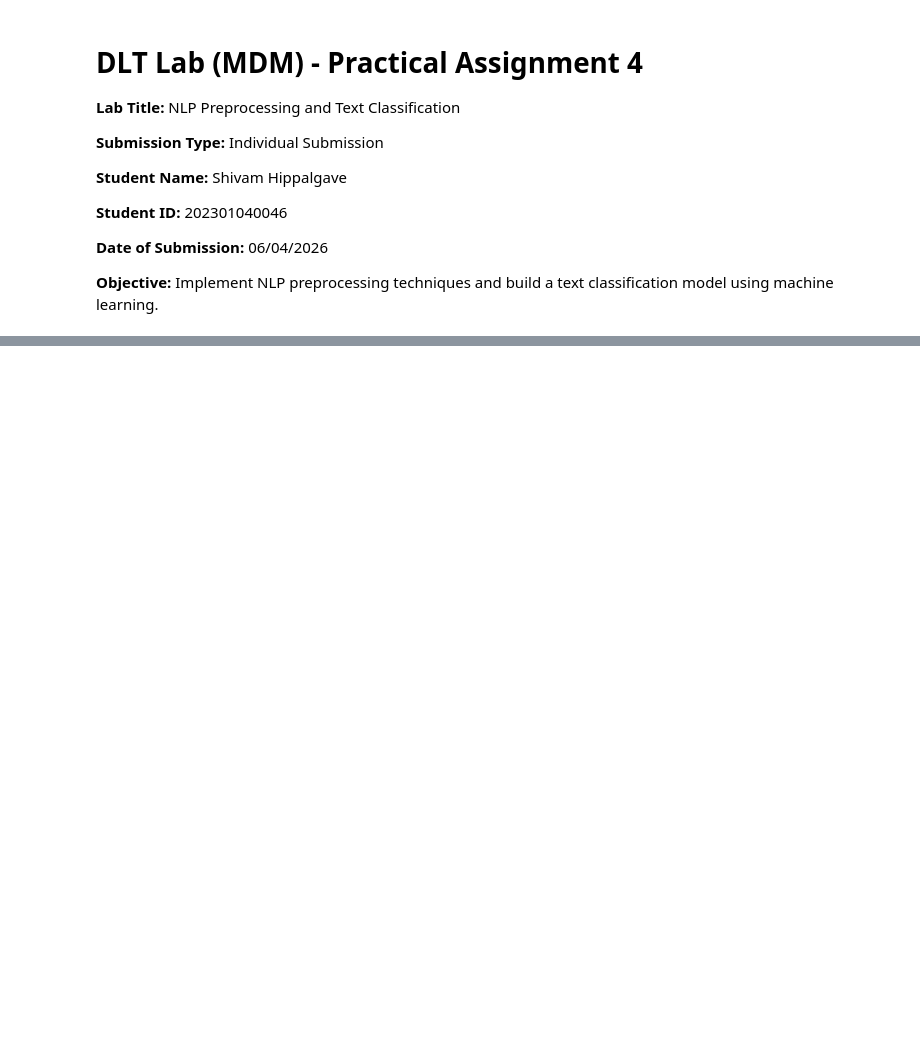
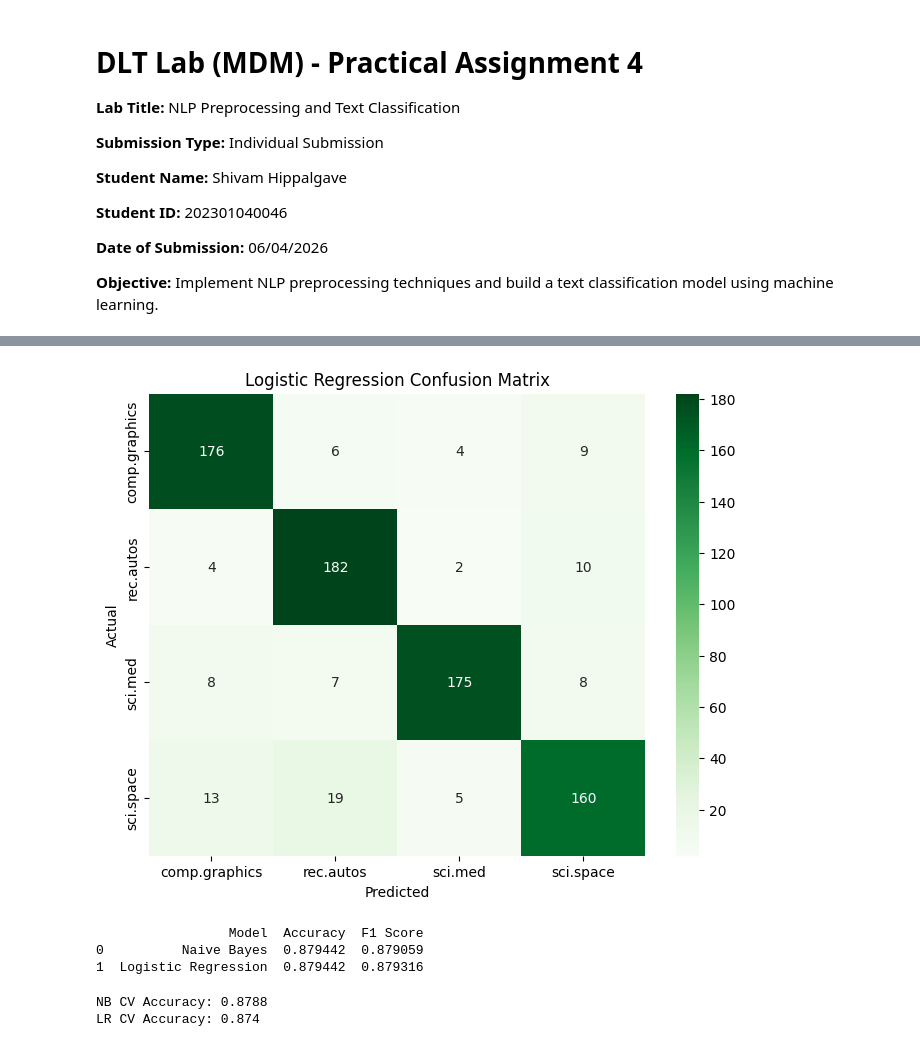
Before and after one commit to KingShivamX/DL-Assignments, a Jupyter notebook: dl_assignment4.ipynb, the cells around one changed output, grey strips where cells are left out. Cells and saved outputs as stored; diff of their text form; code cells hidden in the pictures; blank space fills up the shorter version.

```diff
--- a/dl_assignment4.ipynb
+++ b/dl_assignment4.ipynb
@@ -111,0 +206,17 @@ I, Shivam Hippalgave, confirm that the work submitted in this assignment is my o
+# %%
+# Train Logistic Regression
+lr_model = LogisticRegression(max_iter=2000)
+lr_model.fit(X_train_tfidf, y_train)
+
+# Predictions
+lr_pred = lr_model.predict(X_test_tfidf)
+
+# Metrics
+lr_acc = accuracy_score(y_test, lr_pred)
+lr_f1 = f1_score(y_test, lr_pred, average='weighted')
+
+print("Logistic Regression Results")
+print("Accuracy:", round(lr_acc, 4))
+print("F1 Score:", round(lr_f1, 4))
+print()
+print(classification_report(y_test, lr_pred, target_names=newsgroups.target_names))
@@ -111,0 +238,43 @@ I, Shivam Hippalgave, confirm that the work submitted in this assignment is my o
+# %%
+# Confusion matrix for Logistic Regression
+cm_lr = confusion_matrix(y_test, lr_pred)
+
+plt.figure(figsize=(8, 6))
+sns.heatmap(
+    cm_lr,
+    annot=True,
+    fmt='d',
+    cmap='Greens',
+    xticklabels=newsgroups.target_names,
+    yticklabels=newsgroups.target_names
+)
+
+plt.title('Logistic Regression Confusion Matrix')
+plt.xlabel('Predicted')
+plt.ylabel('Actual')
+plt.show()
+# %% [output]
+[figure, added]
+# %%
+# Compare both models
+results = pd.DataFrame({
+    'Model': ['Naive Bayes', 'Logistic Regression'],
+    'Accuracy': [nb_acc, lr_acc],
+    'F1 Score': [nb_f1, lr_f1]
+})
+
+print(results.sort_values(by='Accuracy', ascending=False))
+# %% [output]
+                 Model  Accuracy  F1 Score
+0          Naive Bayes  0.879442  0.879059
+1  Logistic Regression  0.879442  0.879316
+# %%
+# Check model stability using cross-validation
+cv_nb = cross_val_score(nb_model, X_train_tfidf, y_train, cv=5)
+cv_lr = cross_val_score(lr_model, X_train_tfidf, y_train, cv=5)
+
+print("NB CV Accuracy:", round(cv_nb.mean(), 4))
+print("LR CV Accuracy:", round(cv_lr.mean(), 4))
+# %% [output]
+NB CV Accuracy: 0.8788
+LR CV Accuracy: 0.874
```
Also changed, not shown: parts of 11 cells of this notebook, 13 other files.
